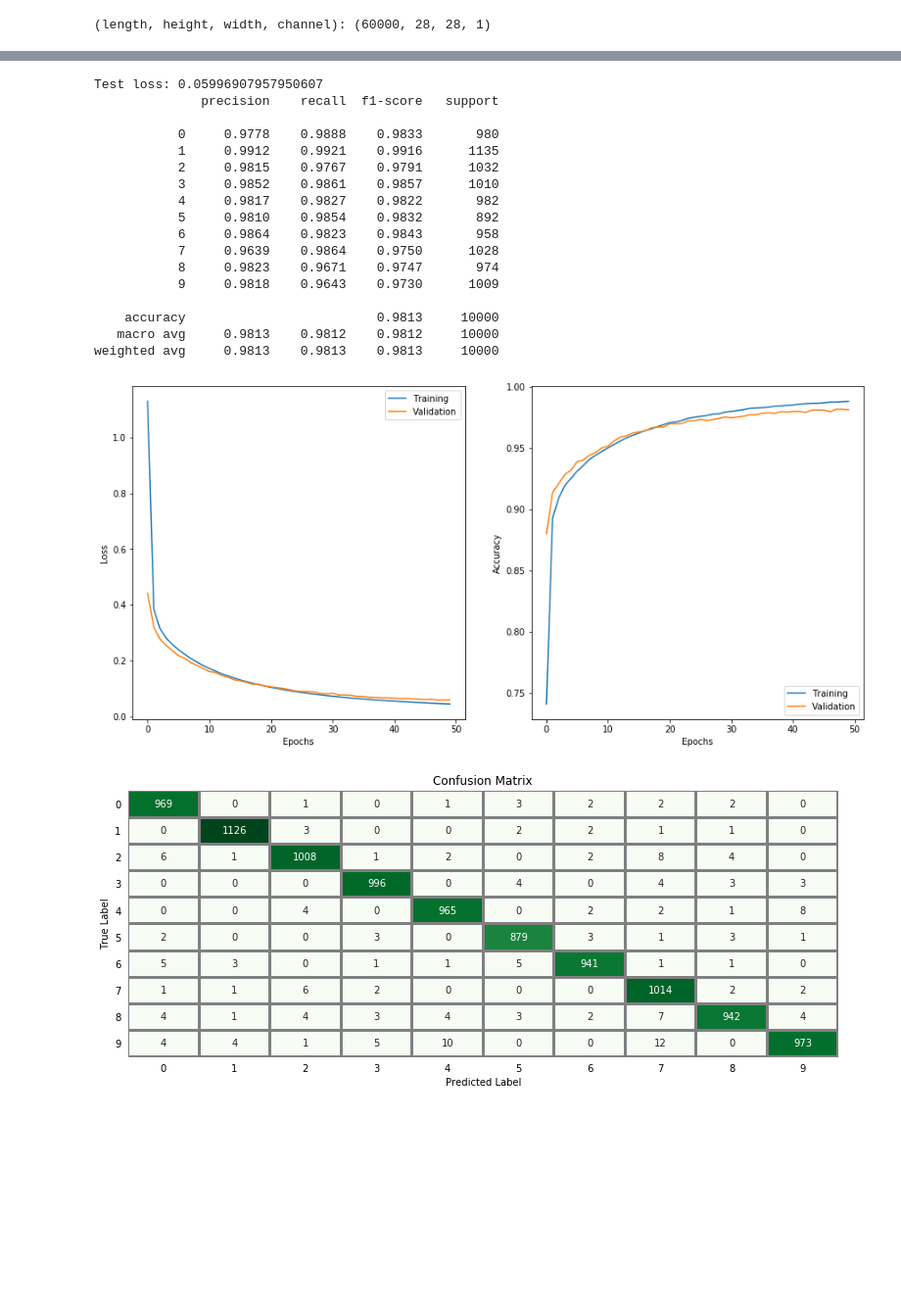
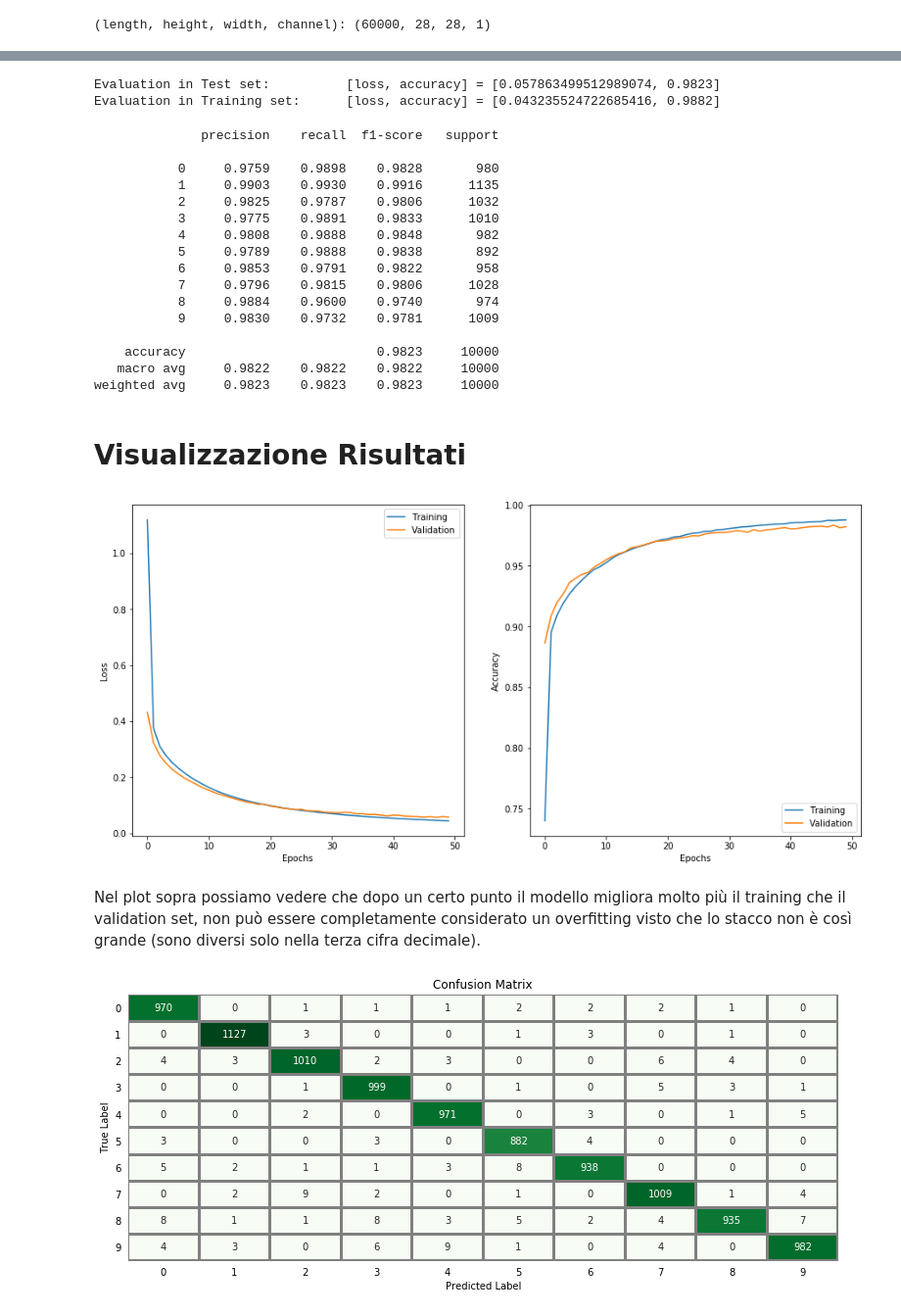
Before and after one commit to pkasela/SecondYear-Assignments, a Jupyter notebook: DSIM/E05_Kasela_Pranav_846965.ipynb, the cells around one changed output, grey strips where cells are left out. Shown: that part at 98% size. Cells and saved outputs as stored; diff of their text form; code cells hidden in the pictures; blank space fills up the shorter version.

```diff
--- a/DSIM/E05_Kasela_Pranav_846965.ipynb
+++ b/DSIM/E05_Kasela_Pranav_846965.ipynb
@@ -135,45 +161,52 @@ Epoch 50/50
+# %%
+print("Evaluation in Test set: \t [loss, accuracy] =", model.evaluate(x_test, y_test, verbose=0))
+print("Evaluation in Training set:\t [loss, accuracy] =",model.evaluate(x_train, y_train, verbose=0))
+# %% [output]
+Evaluation in Test set:          [loss, accuracy] = [0.057863499512989074, 0.9823]
+Evaluation in Training set:      [loss, accuracy] = [0.043235524722685416, 0.9882]
 # %%
-score = model.evaluate(x_test, y_test, verbose=0)
-print('Test loss:', score[0])
 print(classification_report(y_test.argmax(axis=1),
                             model.predict(x_test).argmax(axis=1),
                             digits=4))
 # %% [output]
-Test loss: 0.05996907957950607
               precision    recall  f1-score   support
 
-           0     0.9778    0.9888    0.9833       980
-           1     0.9912    0.9921    0.9916      1135
-           2     0.9815    0.9767    0.9791      1032
-           3     0.9852    0.9861    0.9857      1010
-           4     0.9817    0.9827    0.9822       982
-           5     0.9810    0.9854    0.9832       892
-           6     0.9864    0.9823    0.9843       958
-           7     0.9639    0.9864    0.9750      1028
-           8     0.9823    0.9671    0.9747       974
-           9     0.9818    0.9643    0.9730      1009
+           0     0.9759    0.9898    0.9828       980
+           1     0.9903    0.9930    0.9916      1135
+           2     0.9825    0.9787    0.9806      1032
+           3     0.9775    0.9891    0.9833      1010
+           4     0.9808    0.9888    0.9848       982
+           5     0.9789    0.9888    0.9838       892
+           6     0.9853    0.9791    0.9822       958
+           7     0.9796    0.9815    0.9806      1028
+           8     0.9884    0.9600    0.9740       974
+           9     0.9830    0.9732    0.9781      1009
 
-    accuracy                         0.9813     10000
-   macro avg     0.9813    0.9812    0.9812     10000
-weighted avg     0.9813    0.9813    0.9813     10000
+    accuracy                         0.9823     10000
+   macro avg     0.9822    0.9822    0.9822     10000
+weighted avg     0.9823    0.9823    0.9823     10000
+# %% [markdown]
+# Visualizzazione Risultati
 # %%
 plt.figure(figsize=(15,7))
 ax1 = plt.subplot(121)
 plt.xlabel('Epochs')
 plt.ylabel('Loss')
 ax1.plot(history.history['loss'])
 ax1.plot(history.history['val_loss'])
 ax1.legend(['Training', 'Validation'])
 
 ax2 = plt.subplot(122)
 plt.xlabel('Epochs')
 plt.ylabel('Accuracy')
-ax2.plot(history.history['accuracy'])
-ax2.plot(history.history['val_accuracy'])
+ax2.plot(history.history['acc'])
+ax2.plot(history.history['val_acc'])
 ax2.legend(['Training', 'Validation'], loc='lower right')
 plt.show()
 # %% [output]
-[figure, old version]
+[figure, new version]
+# %% [markdown]
+Nel plot sopra possiamo vedere che dopo un certo punto il modello migliora molto più il training che il validation set, non può essere completamente considerato un overfitting visto che lo stacco non è così grande (sono diversi solo nella terza cifra decimale).
 # %%
 plt.figure(figsize = (13,5))
 cf_matrix = confusion_matrix(y_test.argmax(axis=1), model.predict(x_test).argmax(axis=1))
```
Also changed, not shown: parts of 16 cells of this notebook.
